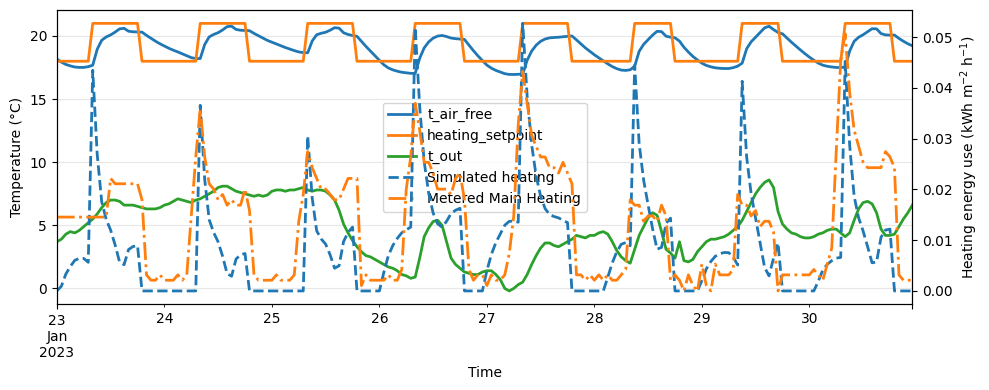
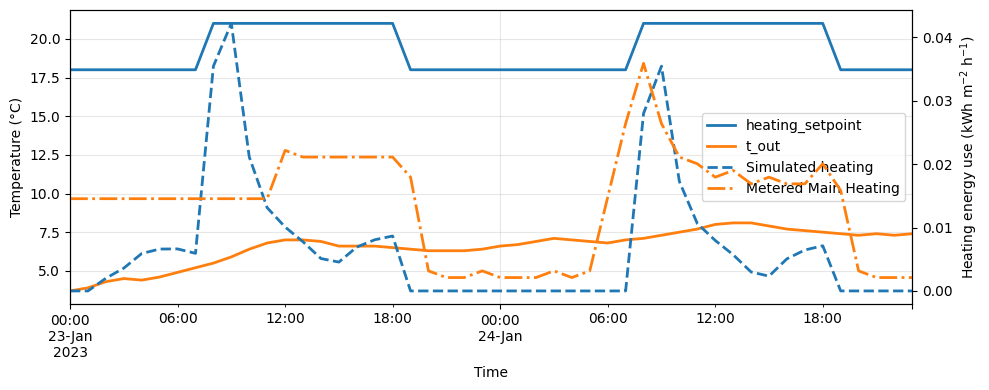
Unified diff of the notebook cell whose output changed from the first chart to the second:
--- before
+++ after
@@ -6,5 +6,5 @@
 fig, ax1 = plt.subplots(figsize=(10, 4))
 
-sample[["t_air_free", "heating_setpoint", "t_out"]].plot(
+sample[["heating_setpoint", "t_out"]].plot(
     ax=ax1,
     linewidth=2,

Commit: brpc commit-Jun-10-14